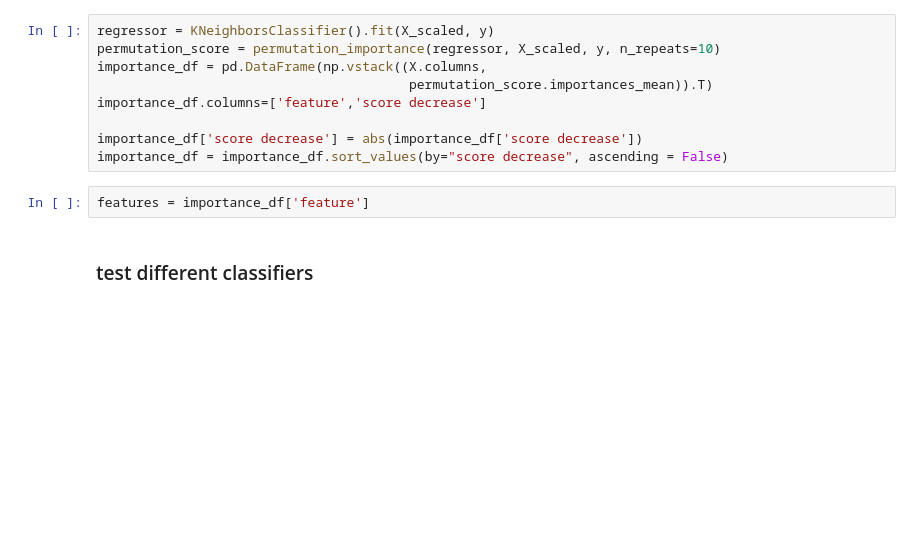
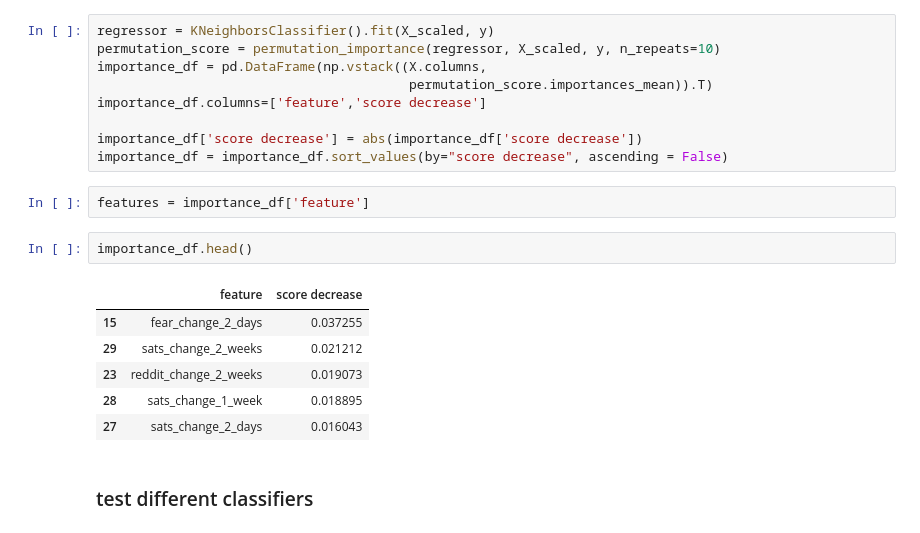
Before and after one commit to inherentspice/Polkadot-Price-Prediction, a Jupyter notebook: polkadot/creating_features_and_target.ipynb, the cells around one changed output. Drawn from its saved outputs; the diff is of its cells as text; blank space fills up the shorter version.

```diff
--- a/polkadot/creating_features_and_target.ipynb
+++ b/polkadot/creating_features_and_target.ipynb
@@ -101,6 +161,15 @@ importance_df['score decrease'] = abs(importance_df['score decrease'])
 importance_df = importance_df.sort_values(by="score decrease", ascending = False)
 # %%
 features = importance_df['feature']
+# %%
+importance_df.head()
+# %% [output]
+|  | feature | score decrease |
+| 15 | fear_change_2_days | 0.037255 |
+| 29 | sats_change_2_weeks | 0.021212 |
+| 23 | reddit_change_2_weeks | 0.019073 |
+| 28 | sats_change_1_week | 0.018895 |
+| 27 | sats_change_2_days | 0.016043 |
 # %% [markdown]
 ### test different classifiers
 # %%
```
Also changed, not shown: parts of 51 cells of this notebook.
